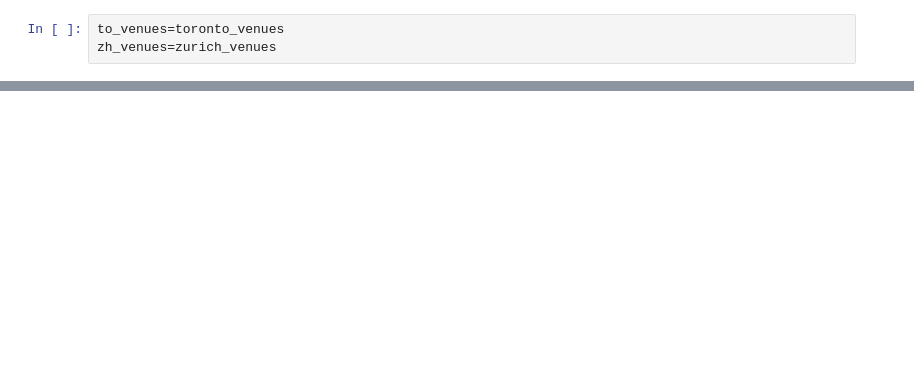
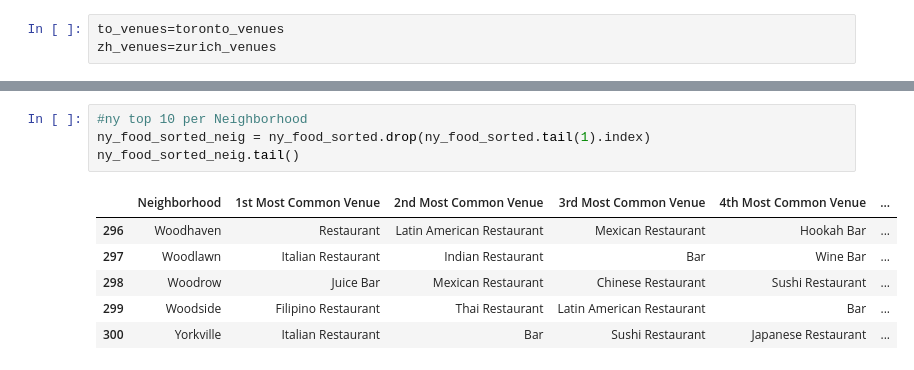
Before and after one commit to Kaeliny/Coursera_Capstone, a Jupyter notebook: Capstone Project - The Battle of Neighborhoods (2).ipynb, the cells around one changed output, grey strips where cells are left out. Drawn from its saved outputs; the diff is of its cells as text; blank space fills up the shorter version.

```diff
--- a/Capstone Project - The Battle of Neighborhoods (2).ipynb
+++ b/Capstone Project - The Battle of Neighborhoods (2).ipynb
@@ -546,0 +597,11 @@ zh_grouped.tail(5)
+# %%
+#ny top 10 per Neighborhood
+ny_food_sorted_neig = ny_food_sorted.drop(ny_food_sorted.tail(1).index)
+ny_food_sorted_neig.tail()
+# %% [output]
+|  | Neighborhood | 1st Most Common Venue | 2nd Most Common Venue | 3rd Most Common Venue | 4th Most Common Venue | ... |
+| 296 | Woodhaven | Restaurant | Latin American Restaurant | Mexican Restaurant | Hookah Bar | ... |
+| 297 | Woodlawn | Italian Restaurant | Indian Restaurant | Bar | Wine Bar | ... |
+| 298 | Woodrow | Juice Bar | Mexican Restaurant | Chinese Restaurant | Sushi Restaurant | ... |
+| 299 | Woodside | Filipino Restaurant | Thai Restaurant | Latin American Restaurant | Bar | ... |
+| 300 | Yorkville | Italian Restaurant | Bar | Sushi Restaurant | Japanese Restaurant | ... |
```
Also changed, not shown: parts of 29 cells of this notebook.
